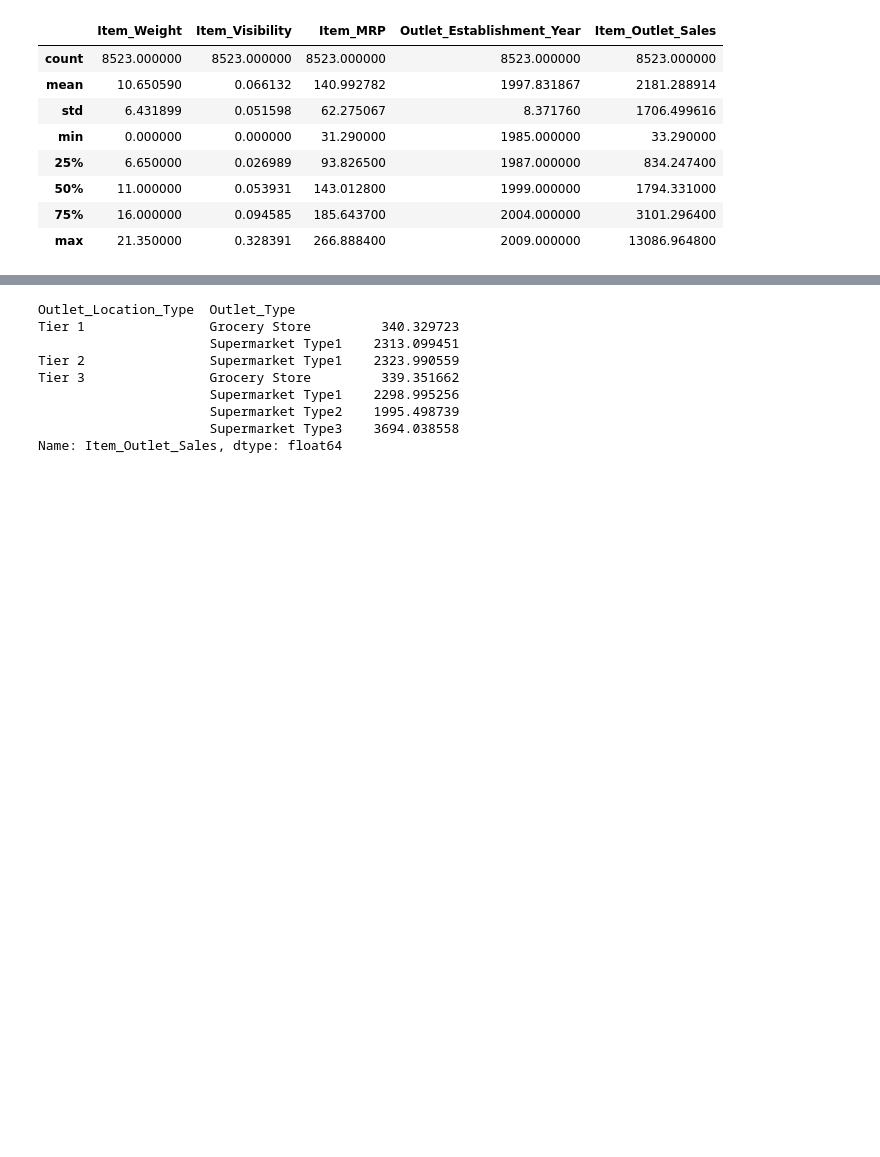
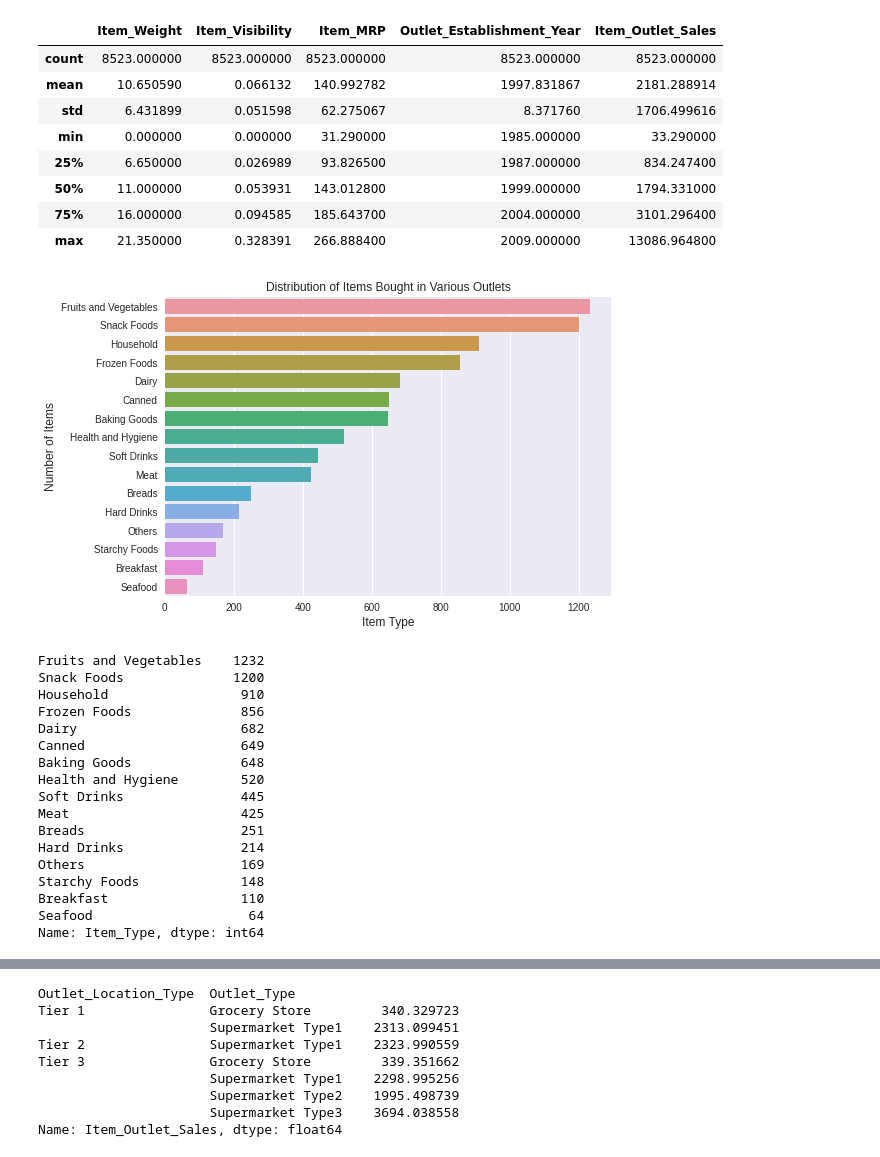
Before and after one commit to maryawamaitha/A-Food-Sales-PredictionsProject, a Jupyter notebook: Project1_FoodSalesPrediction.ipynb, the cells around one changed output, grey strips where cells are left out. Saved outputs shown, nothing was run; the diff lists cells and outputs as text; code cells hidden in the pictures; blank space fills up the shorter version.

```diff
--- a/Project1_FoodSalesPrediction.ipynb
+++ b/Project1_FoodSalesPrediction.ipynb
@@ -153,3 +153,31 @@ sales_cata.describe()
 #Histogram to view the distributions of various features in your dataset.
 #Boxplot to view statistical summaries of various features in your dataset.
 #Heatmap of the correlation between features.
+# %%
+#This countplot shows the no of different item types sold in different
+#Fruits and Vegetables and Snack foods are the most bought items
+plt.title('Distribution of Items Bought in Various Outlets')
+sns.countplot(data=sales_cata, y='Item_Type',order=sales_cata.Item_Type.value_counts().index);
+plt.xlabel('Item Type', fontsize = 12);
+plt.ylabel('Number of Items', fontsize = 12);
+plt.show()
+print(sales_cata['Item_Type'].value_counts())
+# %% [output]
+[figure, added]
+Fruits and Vegetables    1232
+Snack Foods              1200
+Household                 910
+Frozen Foods              856
+Dairy                     682
+Canned                    649
+Baking Goods              648
+Health and Hygiene        520
+Soft Drinks               445
+Meat                      425
+Breads                    251
+Hard Drinks               214
+Others                    169
+Starchy Foods             148
+Breakfast                 110
+Seafood                    64
+Name: Item_Type, dtype: int64
```
Also changed, not shown: parts of 10 cells of this notebook.
